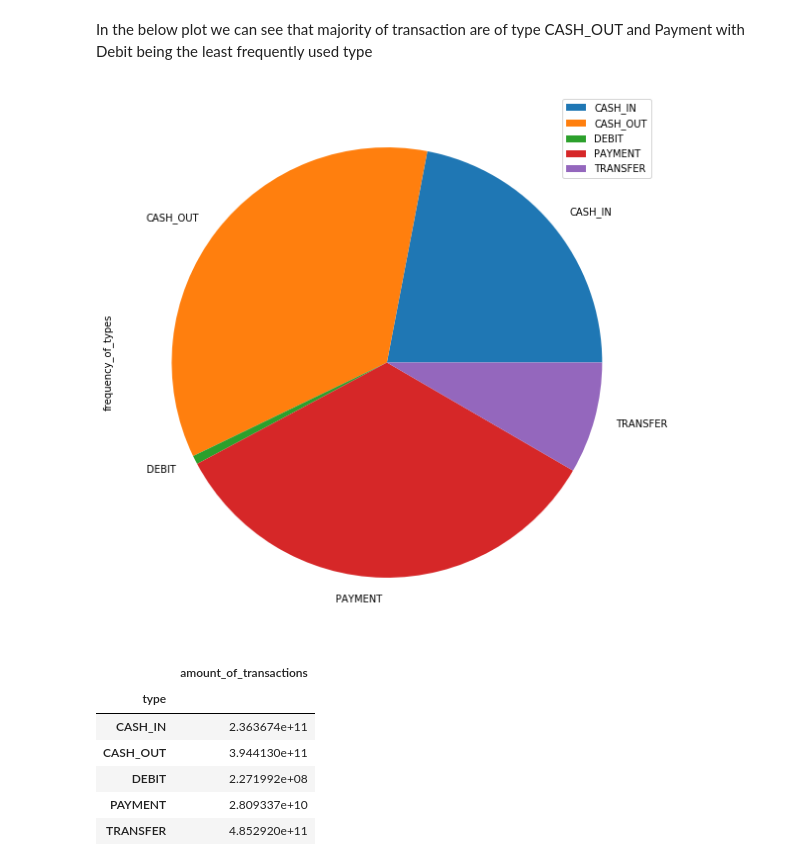
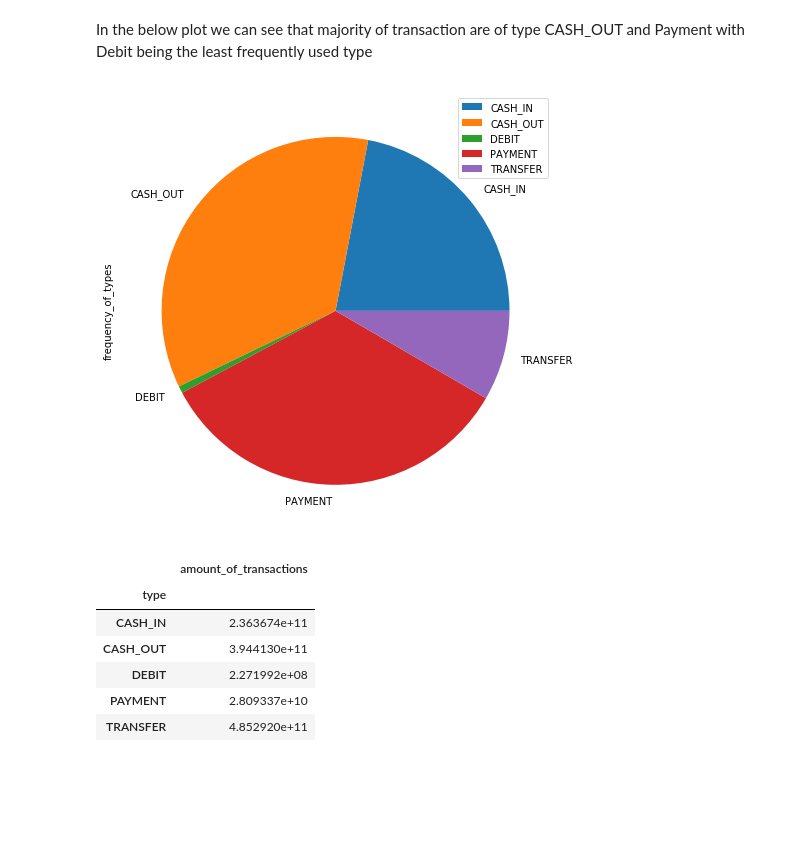
Before and after one commit to singhtanmay20/stout-test, a Jupyter notebook: case1.ipynb, the cells around one changed output. Cells and saved outputs as stored; diff of their text form; code cells hidden in the pictures; blank space fills up the shorter version.

```diff
--- a/case1.ipynb
+++ b/case1.ipynb
@@ -40,10 +40,12 @@ freq_type
 # %% [markdown]
 In the below plot we can see that majority of transaction are of type CASH_OUT and Payment with Debit being the least frequently used type
 # %%
-pie_plot=f_type.plot.pie(y='frequency_of_types', figsize=(120, 10))
+pie_plot=freq_type.plot.pie(y='frequency_of_types', figsize=(12, 8))
+pie_plot.legend(loc="upper right")
+pie_plot.figure.savefig("frequency_of_types.jpg")
 ## This plot shows the frequency with which each type of transaction is used
 # %% [output]
-[figure, old version]
+[figure, new version]
 # %%
 aot=fund.groupby('type')[['amount']].sum() ##amount of transaction in each type
 aot.columns=['amount_of_transactions']
```
Also changed, not shown: parts of 13 cells of this notebook, 25 other files.
